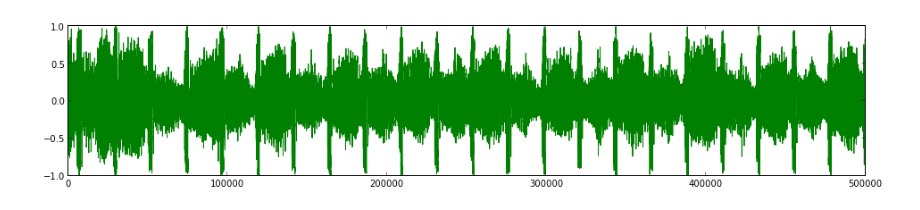
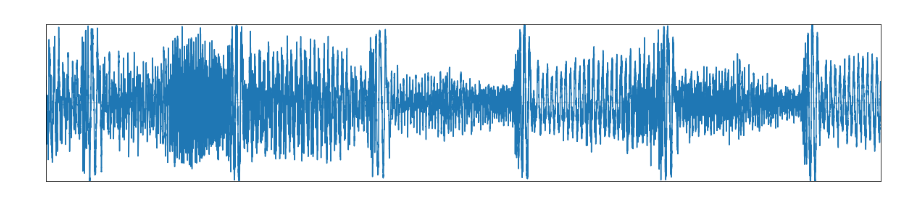
Before and after one commit to marssaxman/musictoys, a Jupyter notebook: scrapbook/plot-waveforms.ipynb, the cells around one changed output. Drawn from its saved outputs; the diff is of its cells as text; code cells hidden in the pictures.

```diff
--- a/scrapbook/plot-waveforms.ipynb
+++ b/scrapbook/plot-waveforms.ipynb
@@ -27,16 +27,16 @@ Decoded .mp3 with: ffmpeg -v 1 -y -i /Users/marssaxman/Music/Track Library/Monol
 44100 Hz, 16 bit, 2 channel(s), 22974464 samples
 # %%
 
-samples = wavedata.copy()[5000000:][:500000]
+samples = wavedata.copy()[5000000:][:130000]
 
 # Reduce audio to a single channel
 if len(samples.shape) > 1:
     samples = samples.mean(axis=1)
 
 fig = pyplot.figure(num=None, figsize=(16, 3), dpi=72, facecolor='w', edgecolor='k')
-pixel_width = int(fig.get_dpi() * fig.get_size_inches()[0])
-axes = fig.add_subplot(111)
-mjs.plot.waveform(axes, samples, pixel_width)
+#axes = fig.add_subplot(111)
+axes = fig.add_axes([0,0,1,1])
+mjs.plot.waveform(axes, samples)
 pyplot.show()
 # %% [output]
-[figure, old version]
+[figure, new version]
```
Also changed, not shown: parts of 2 cells of this notebook, 1 other file.
